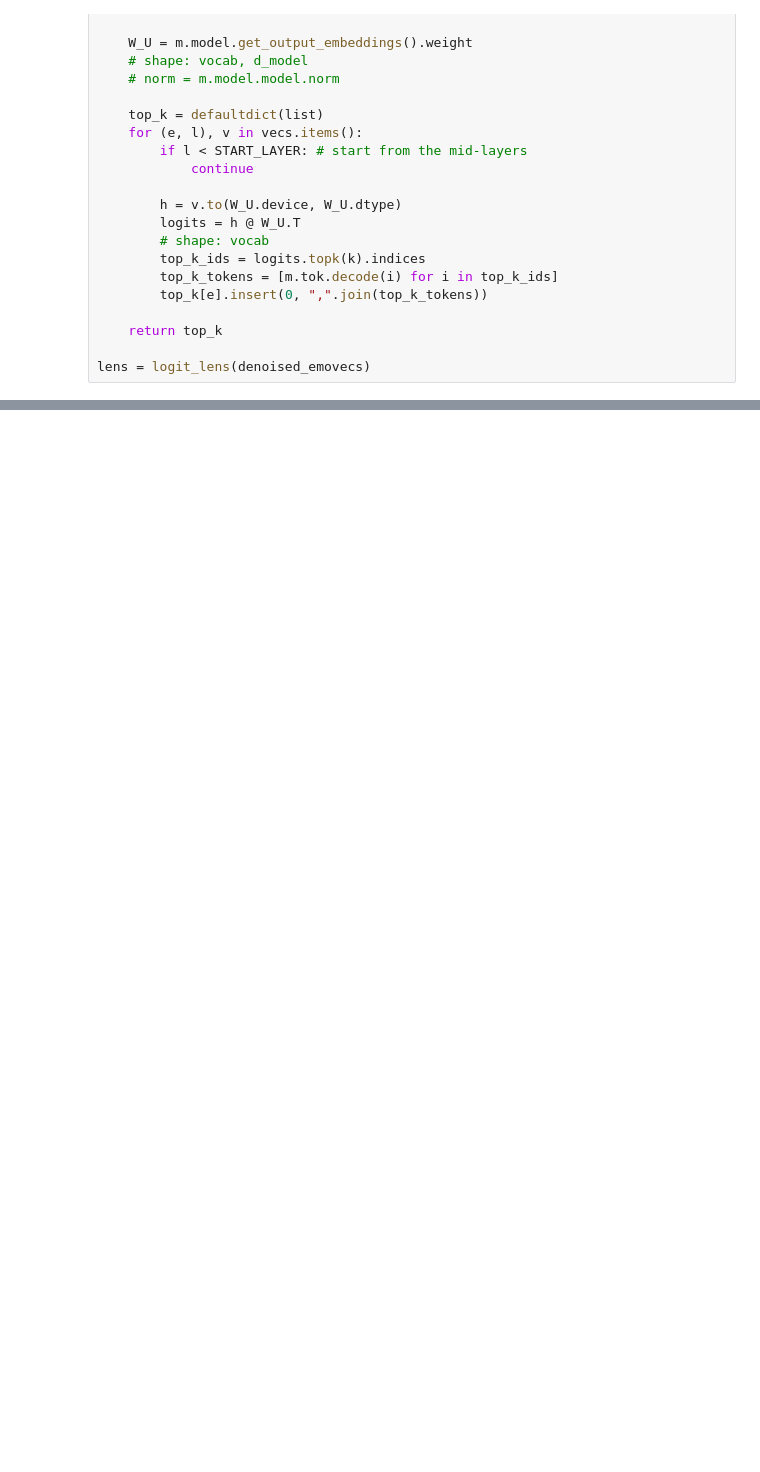
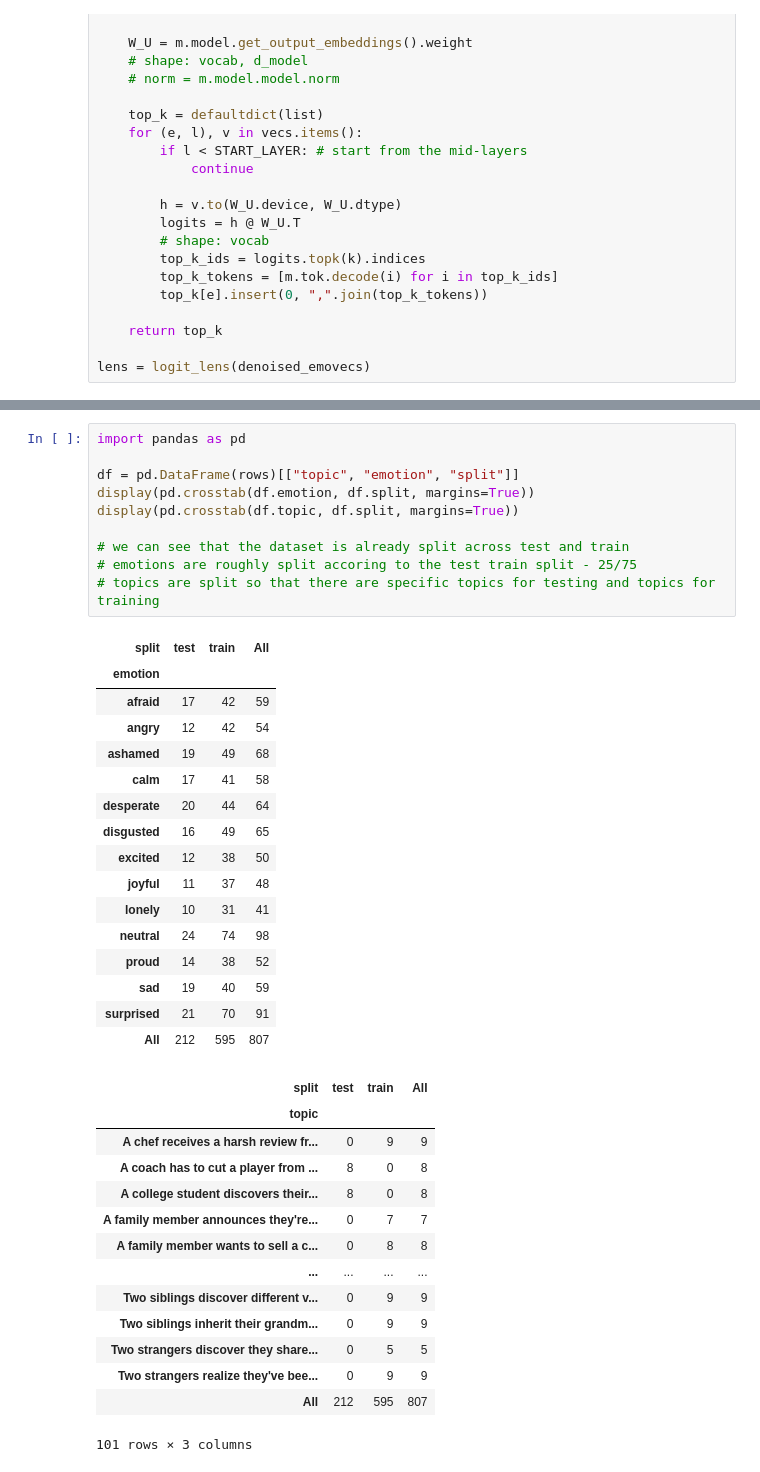
Before and after one commit to foogunlana/emotion-concepts, a Jupyter notebook: src/notebooks/vectors.ipynb, the cells around one changed output, grey strips where cells are left out. Drawn from its saved outputs; the diff is of its cells as text; blank space fills up the shorter version.

Commit message:
feat: emotion vectors accuracy test WIP

```diff
--- a/src/notebooks/vectors.ipynb
+++ b/src/notebooks/vectors.ipynb
@@ -288 +296,42 @@ shape: (5, 12)
+# %%
+import pandas as pd
+
+df = pd.DataFrame(rows)[["topic", "emotion", "split"]]
+display(pd.crosstab(df.emotion, df.split, margins=True))
+display(pd.crosstab(df.topic, df.split, margins=True))
+
+# we can see that the dataset is already split across test and train
+# emotions are roughly split accoring to the test train split - 25/75
+# topics are split so that there are specific topics for testing and topics for training
+# %% [output]
+| split | test | train | All |
+| emotion |  |  |  |
+| afraid | 17 | 42 | 59 |
+| angry | 12 | 42 | 54 |
+| ashamed | 19 | 49 | 68 |
+| calm | 17 | 41 | 58 |
+| desperate | 20 | 44 | 64 |
+| disgusted | 16 | 49 | 65 |
+| excited | 12 | 38 | 50 |
+| joyful | 11 | 37 | 48 |
+| lonely | 10 | 31 | 41 |
+| neutral | 24 | 74 | 98 |
+| proud | 14 | 38 | 52 |
+| sad | 19 | 40 | 59 |
+| surprised | 21 | 70 | 91 |
+| All | 212 | 595 | 807 |
+| split | test | train | All |
+| topic |  |  |  |
+| A chef receives a harsh review fr... | 0 | 9 | 9 |
+| A coach has to cut a player from ... | 8 | 0 | 8 |
+| A college student discovers their... | 8 | 0 | 8 |
+| A family member announces they're... | 0 | 7 | 7 |
+| A family member wants to sell a c... | 0 | 8 | 8 |
+| ... | ... | ... | ... |
+| Two siblings discover different v... | 0 | 9 | 9 |
+| Two siblings inherit their grandm... | 0 | 9 | 9 |
+| Two strangers discover they share... | 0 | 5 | 5 |
+| Two strangers realize they've bee... | 0 | 9 | 9 |
+| All | 212 | 595 | 807 |
+101 rows × 3 columns
 # %%
```
Also changed, not shown: parts of 10 cells of this notebook, 3 other files.
